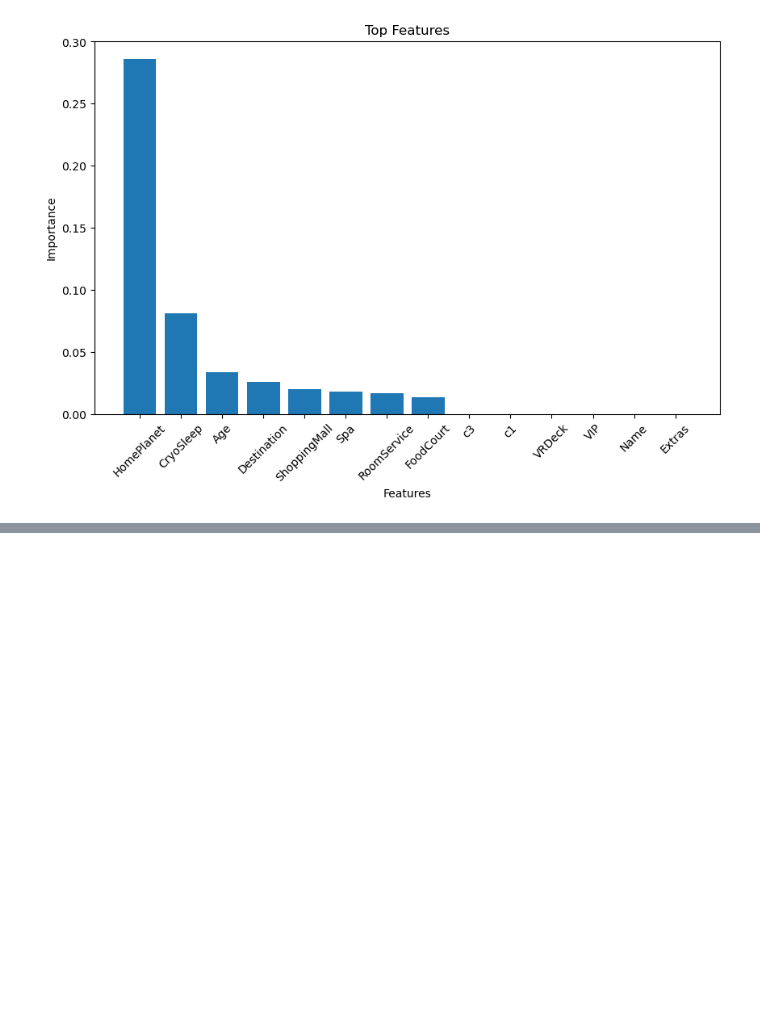
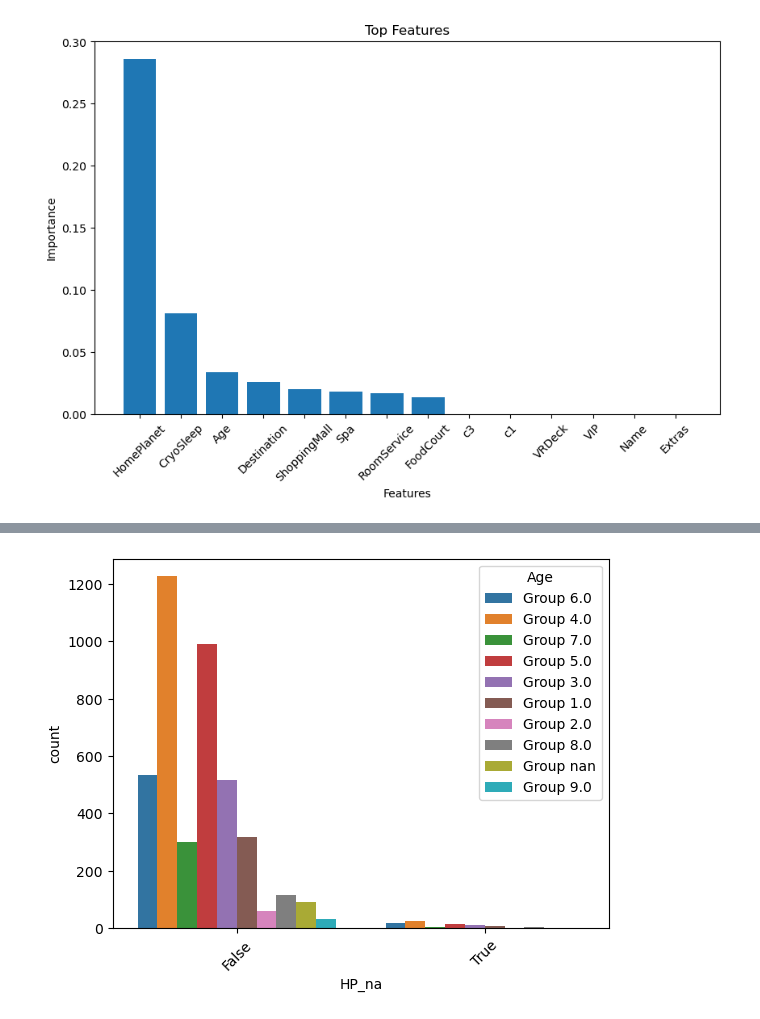
Before and after one commit to Hemanth-Thaluru/kaggle_competitions, a Jupyter notebook: SpaceshipTitanic/SpaceshipTitanic-1.ipynb, the cells around one changed output, grey strips where cells are left out. Saved outputs shown, nothing was run; the diff lists cells and outputs as text; code cells hidden in the pictures; blank space fills up the shorter version.

```diff
--- a/SpaceshipTitanic/SpaceshipTitanic-1.ipynb
+++ b/SpaceshipTitanic/SpaceshipTitanic-1.ipynb
@@ -351,0 +609,4 @@ model_imp('xgbclassifier')
+# %%
+dft=X_train.copy()
+dft['HP_na']=dft['HomePlanet'].isna()
+dft.head()
@@ -351,0 +620,6 @@ model_imp('xgbclassifier')
+# %%
+sns.countplot(data=dft, x='HP_na', hue='Age')
+plt.xticks(rotation=45)
+plt.show()
+# %% [output]
+[figure, added]
```
Also changed, not shown: parts of 132 cells of this notebook, 27 other files.
